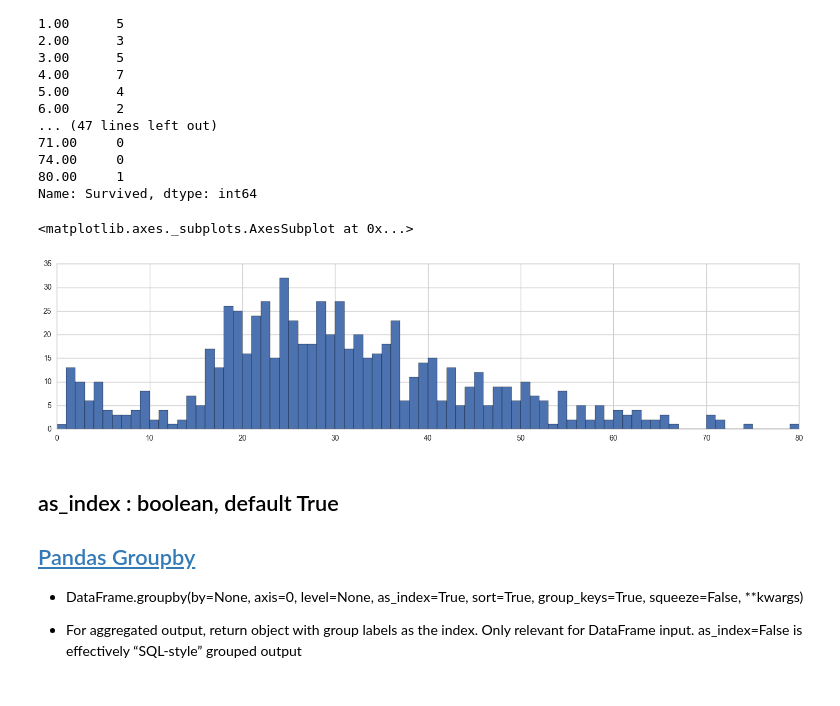
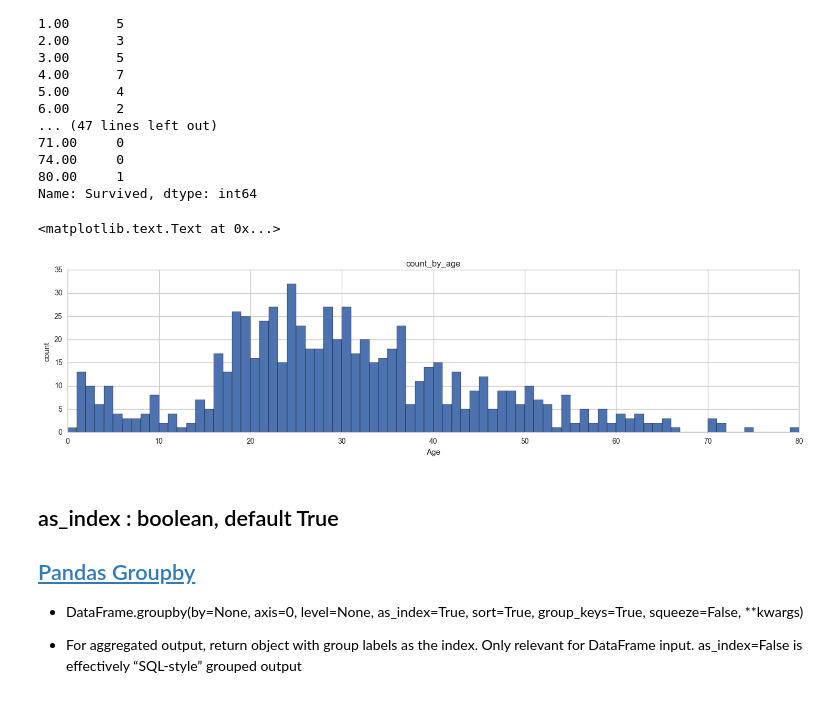
Before and after one commit to davidoh0905/Udacity_Data_Analyst_Nanodegree, a Jupyter notebook: Titanic_Project.ipynb, the cells around one changed output. Drawn from its saved outputs; the diff is of its cells as text; code cells hidden in the pictures.

```diff
--- a/Titanic_Project.ipynb
+++ b/Titanic_Project.ipynb
@@ -422,13 +431,17 @@ Age
 80.00     1
 Name: Survived, dtype: int64
 # %%
+# Let's see how the population proportion looks like
 # round up all Age values
 titanic_df['Age'] = titanic_df['Age'].round()
 # there are quite a few NaNs. we already saw from .info that there are many.
 titanic_df['Age'].dropna().astype(int).hist(bins=80, grid=True, figsize=[18,4])
+plt.title('count_by_age')
+plt.xlabel('Age')
+plt.ylabel('count')
 # %% [output]
-<matplotlib.axes._subplots.AxesSubplot at 0x...>
+<matplotlib.text.Text at 0x...>
-[figure, old version]
+[figure, new version]
 # %% [markdown]
 ## as_index : boolean, default True
 
```
Also changed, not shown: parts of 15 cells of this notebook.
